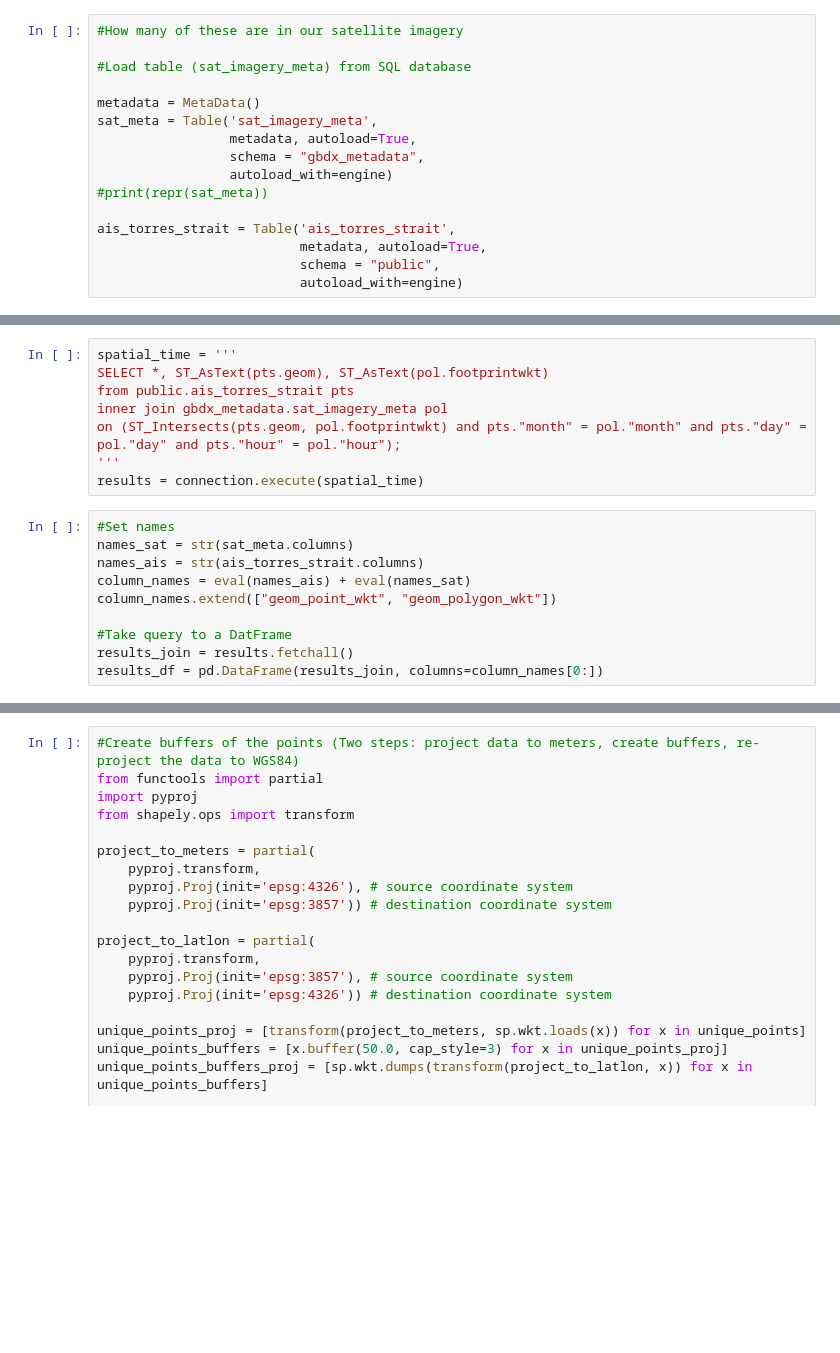
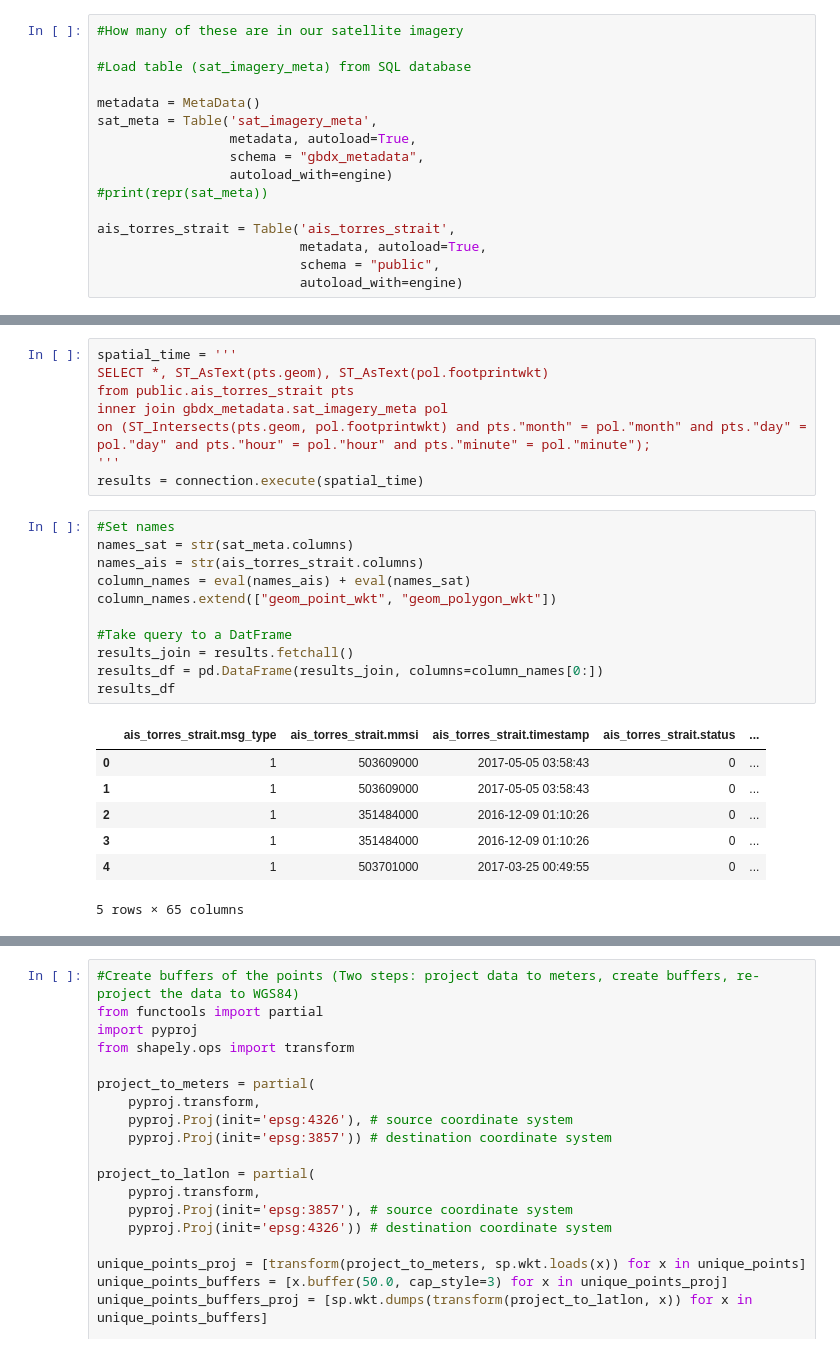
Before and after one commit to DSSG-EUROPE/wef_oceans, a Jupyter notebook: gbdx_ais_intersection.ipynb, the cells around one changed output, grey strips where cells are left out. Drawn from its saved outputs; the diff is of its cells as text; blank space fills up the shorter version.

```diff
--- a/gbdx_ais_intersection.ipynb
+++ b/gbdx_ais_intersection.ipynb
@@ -188,19 +194,28 @@ spatial_time = '''
 SELECT *, ST_AsText(pts.geom), ST_AsText(pol.footprintwkt)
 from public.ais_torres_strait pts
 inner join gbdx_metadata.sat_imagery_meta pol
-on (ST_Intersects(pts.geom, pol.footprintwkt) and pts."month" = pol."month" and pts."day" = pol."day" and pts."hour" = pol."hour");
+on (ST_Intersects(pts.geom, pol.footprintwkt) and pts."month" = pol."month" and pts."day" = pol."day" and pts."hour" = pol."hour" and pts."minute" = pol."minute");
 '''
 results = connection.execute(spatial_time)
 # %%
 #Set names
 names_sat = str(sat_meta.columns)
 names_ais = str(ais_torres_strait.columns)
 column_names = eval(names_ais) + eval(names_sat)
 column_names.extend(["geom_point_wkt", "geom_polygon_wkt"])
 
 #Take query to a DatFrame
 results_join = results.fetchall()
 results_df = pd.DataFrame(results_join, columns=column_names[0:])
+results_df
+# %% [output]
+|  | ais_torres_strait.msg_type | ais_torres_strait.mmsi | ais_torres_strait.timestamp | ais_torres_strait.status | ... |
+| 0 | 1 | 503609000 | 2017-05-05 03:58:43 | 0 | ... |
+| 1 | 1 | 503609000 | 2017-05-05 03:58:43 | 0 | ... |
+| 2 | 1 | 351484000 | 2016-12-09 01:10:26 | 0 | ... |
+| 3 | 1 | 351484000 | 2016-12-09 01:10:26 | 0 | ... |
+| 4 | 1 | 503701000 | 2017-03-25 00:49:55 | 0 | ... |
+5 rows × 65 columns
 # %%
 #Get time differences between both AIS and GBDX
 results_df['delta_timestamp'] = (results_df['ais_torres_strait.timestamp']  - results_df['sat_imagery_meta.timestamp']).astype('timedelta64[m]')
```
Also changed, not shown: parts of 16 cells of this notebook, 2 other files.
